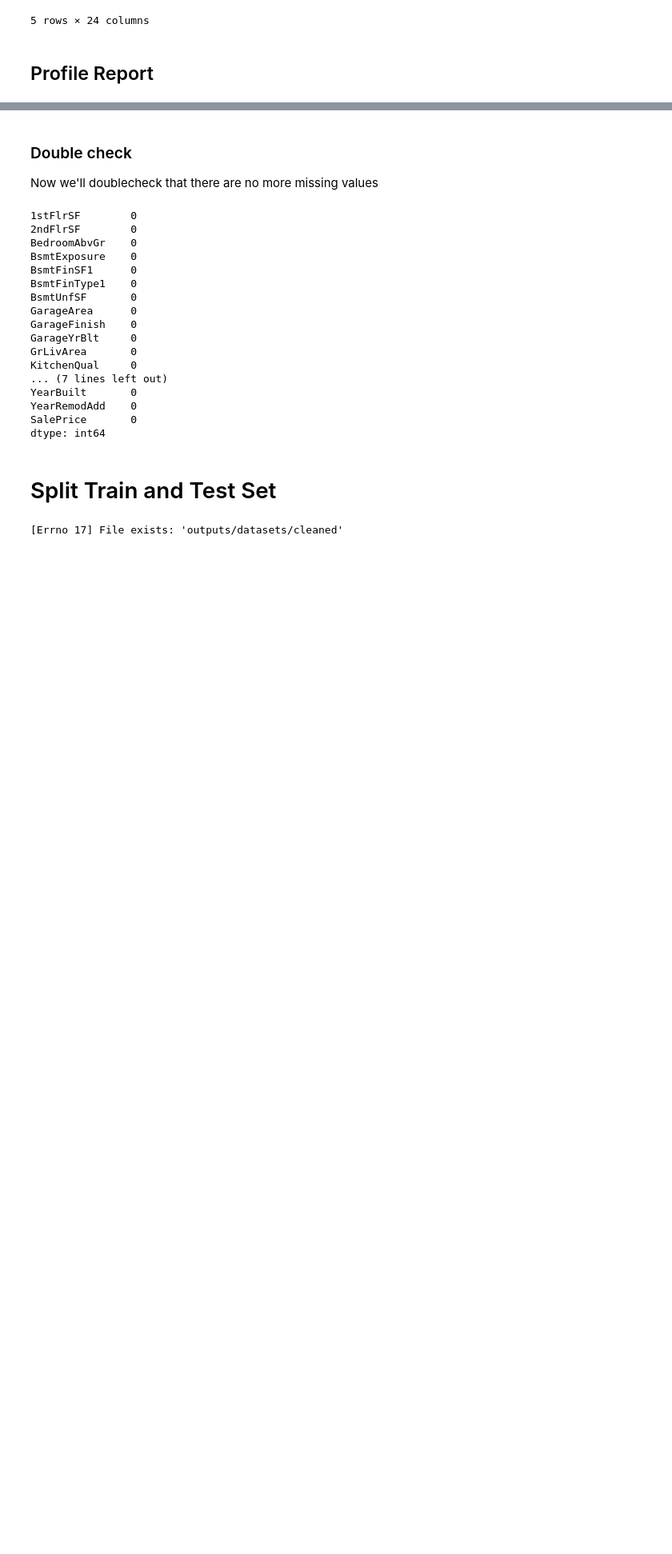
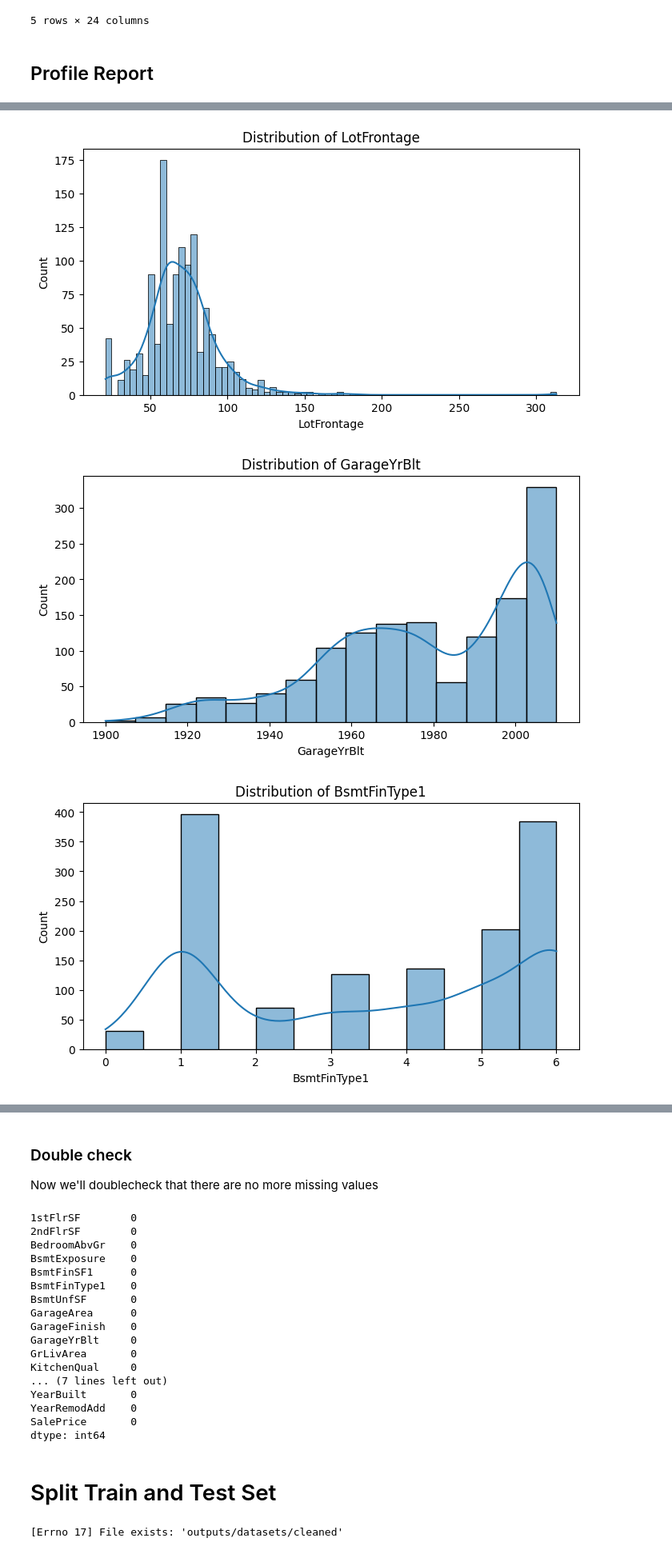
Before and after one commit to dvudd/CI_PP5, a Jupyter notebook: jupyter_notebooks/02 - DataCleaning.ipynb, the cells around one changed output, grey strips where cells are left out. Shown at 80% size. Saved outputs shown, nothing was run; the diff lists cells and outputs as text; code cells hidden in the pictures; blank space fills up the shorter version.

```diff
--- a/jupyter_notebooks/02 - DataCleaning.ipynb
+++ b/jupyter_notebooks/02 - DataCleaning.ipynb
@@ -49,0 +58,5 @@ pandas_report.to_notebook_iframe()
+# %%
+non_numerical = df.select_dtypes(include=['object']).columns
+for col in non_numerical:
+    print(f"\nUnique values in '{col}':")
+    print(df[col].unique())
@@ -93,14 +130,2 @@ These needs to be converted into a more manageable value.
-# %%
-# Mapping dictionaries for each feature
-BsmtExposure_map = {'None': 0,'No': 0, 'Mn': 1, 'Av': 2, 'Gd': 3}
-BsmtFinType1_mapp = {'GLQ': 6, 'ALQ': 5, 'BLQ': 4, 'Rec': 3, 'LwQ': 2, 'Unf': 1, 'NA': 0}
-GarageFinish_map = {'Fin': 3, 'RFn': 2, 'Unf': 1, 'NA': 0}
-KitchenQual_map = {'Ex': 4, 'Gd': 3, 'TA': 2, 'Fa': 1, 'Po': 0}
-
-# Applying the mappings to the dataframe
-df['BsmtExposure'] = df['BsmtExposure'].map(BsmtExposure_map)
-df['BsmtFinType1'] = df['BsmtFinType1'].map(BsmtFinType1_mapp)
-df['GarageFinish'] = df['GarageFinish'].map(GarageFinish_map)
-df['KitchenQual'] = df['KitchenQual'].map(KitchenQual_map)
 # %% [markdown]
 ## Drop High-missing columns
@@ -109,0 +137,15 @@ df.drop(['EnclosedPorch', 'WoodDeckSF'], axis=1, inplace=True)
+# %%
+import matplotlib.pyplot as plt
+import seaborn as sns
+
+columns_to_check = ['LotFrontage', 'GarageYrBlt', 'BsmtFinType1', 'BedroomAbvGr', '2ndFlrSF', 'GarageYrBlt', 'MasVnrArea']
+
+for col in columns_to_check:
+    plt.figure(figsize=(8, 4))
+    sns.histplot(df[col], kde=True)
+    plt.title(f'Distribution of {col}')
+    plt.show()
+# %% [output]
+[figure, added]
+[figure, added]
+[figure, added]
```
Also changed, not shown: parts of 18 cells of this notebook, 4 other files.
